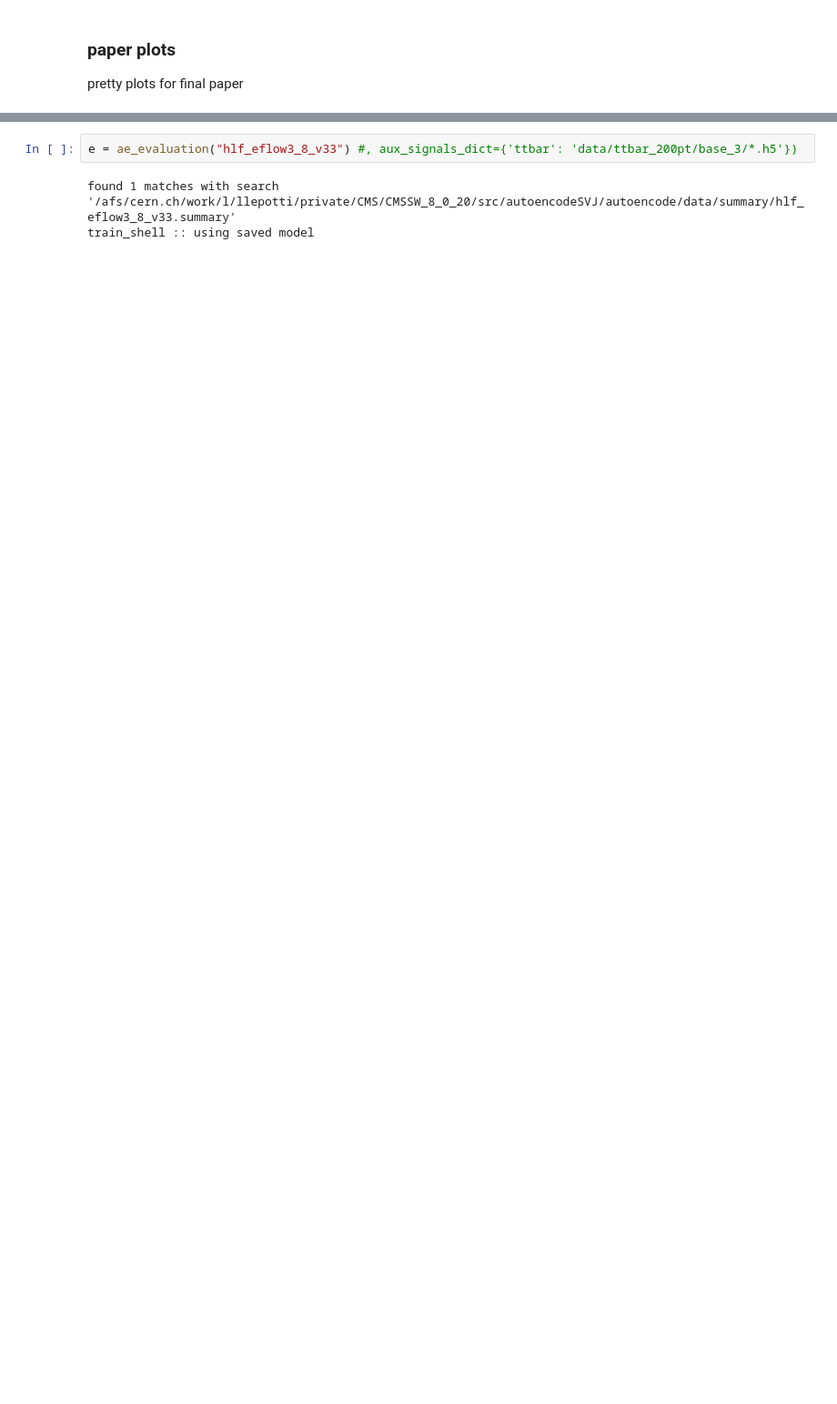
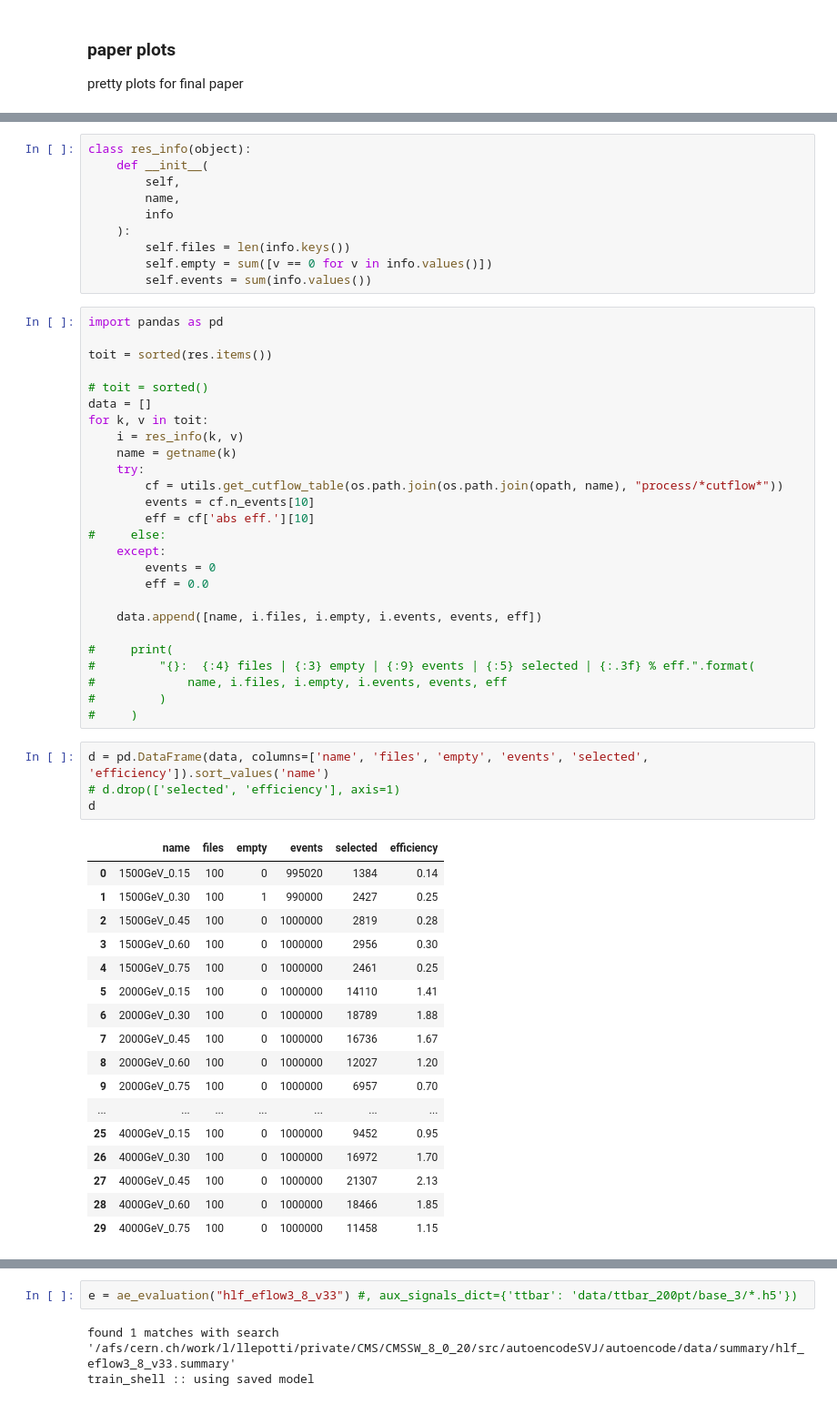
Before and after one commit to luclepot/SVJ, a Jupyter notebook: plots.ipynb, the cells around one changed output, grey strips where cells are left out. Shown at 91% size. Saved outputs shown, nothing was run; the diff lists cells and outputs as text; blank space fills up the shorter version.

```diff
--- a/plots.ipynb
+++ b/plots.ipynb
@@ -26,0 +47,58 @@ utils.summary().cfilter(
+# %%
+class res_info(object):
+    def __init__(
+        self,
+        name,
+        info
+    ):
+        self.files = len(info.keys())
+        self.empty = sum([v == 0 for v in info.values()])
+        self.events = sum(info.values())
+# %%
+import pandas as pd
+
+toit = sorted(res.items())
+
+# toit = sorted()
+data = []
+for k, v in toit:
+    i = res_info(k, v)
+    name = getname(k)
+    try:
+        cf = utils.get_cutflow_table(os.path.join(os.path.join(opath, name), "process/*cutflow*"))
+        events = cf.n_events[10]
+        eff = cf['abs eff.'][10]
+#     else:
+    except:
+        events = 0
+        eff = 0.0
+
+    data.append([name, i.files, i.empty, i.events, events, eff])
+
+#     print(
+#         "{}:  {:4} files | {:3} empty | {:9} events | {:5} selected | {:.3f} % eff.".format(
+#             name, i.files, i.empty, i.events, events, eff
+#         )
+#     )
+# %%
+d = pd.DataFrame(data, columns=['name', 'files', 'empty', 'events', 'selected', 'efficiency']).sort_values('name')
+# d.drop(['selected', 'efficiency'], axis=1)
+d
+# %% [output]
+|  | name | files | empty | events | selected | efficiency |
+| 0 | 1500GeV_0.15 | 100 | 0 | 995020 | 1384 | 0.14 |
+| 1 | 1500GeV_0.30 | 100 | 1 | 990000 | 2427 | 0.25 |
+| 2 | 1500GeV_0.45 | 100 | 0 | 1000000 | 2819 | 0.28 |
+| 3 | 1500GeV_0.60 | 100 | 0 | 1000000 | 2956 | 0.30 |
+| 4 | 1500GeV_0.75 | 100 | 0 | 1000000 | 2461 | 0.25 |
+| 5 | 2000GeV_0.15 | 100 | 0 | 1000000 | 14110 | 1.41 |
+| 6 | 2000GeV_0.30 | 100 | 0 | 1000000 | 18789 | 1.88 |
+| 7 | 2000GeV_0.45 | 100 | 0 | 1000000 | 16736 | 1.67 |
+| 8 | 2000GeV_0.60 | 100 | 0 | 1000000 | 12027 | 1.20 |
+| 9 | 2000GeV_0.75 | 100 | 0 | 1000000 | 6957 | 0.70 |
+| ... | ... | ... | ... | ... | ... | ... |
+| 25 | 4000GeV_0.15 | 100 | 0 | 1000000 | 9452 | 0.95 |
+| 26 | 4000GeV_0.30 | 100 | 0 | 1000000 | 16972 | 1.70 |
+| 27 | 4000GeV_0.45 | 100 | 0 | 1000000 | 21307 | 2.13 |
+| 28 | 4000GeV_0.60 | 100 | 0 | 1000000 | 18466 | 1.85 |
+| 29 | 4000GeV_0.75 | 100 | 0 | 1000000 | 11458 | 1.15 |
```
Also changed, not shown: parts of 9 cells of this notebook.
